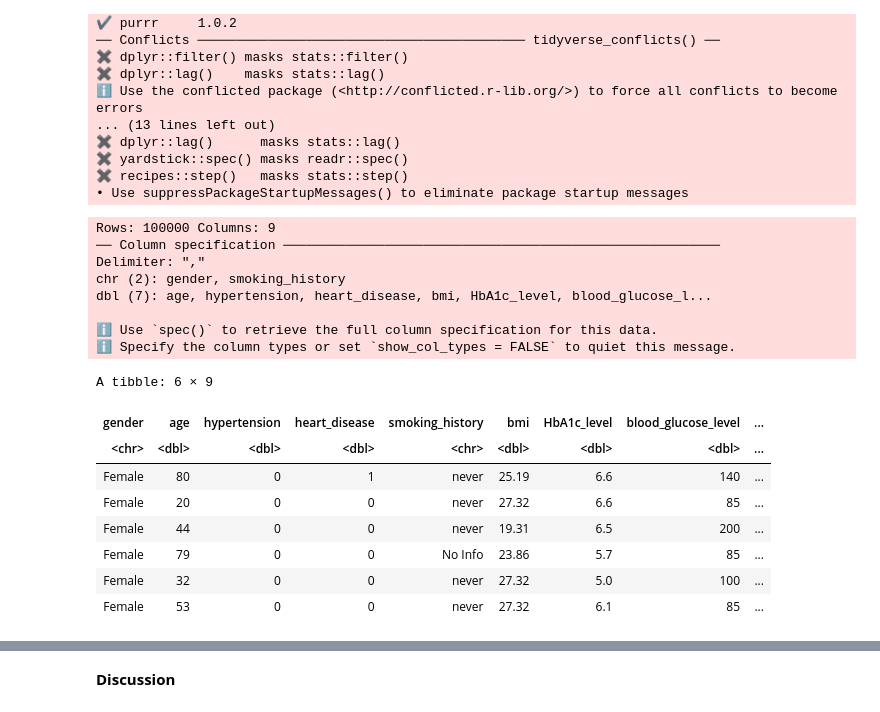
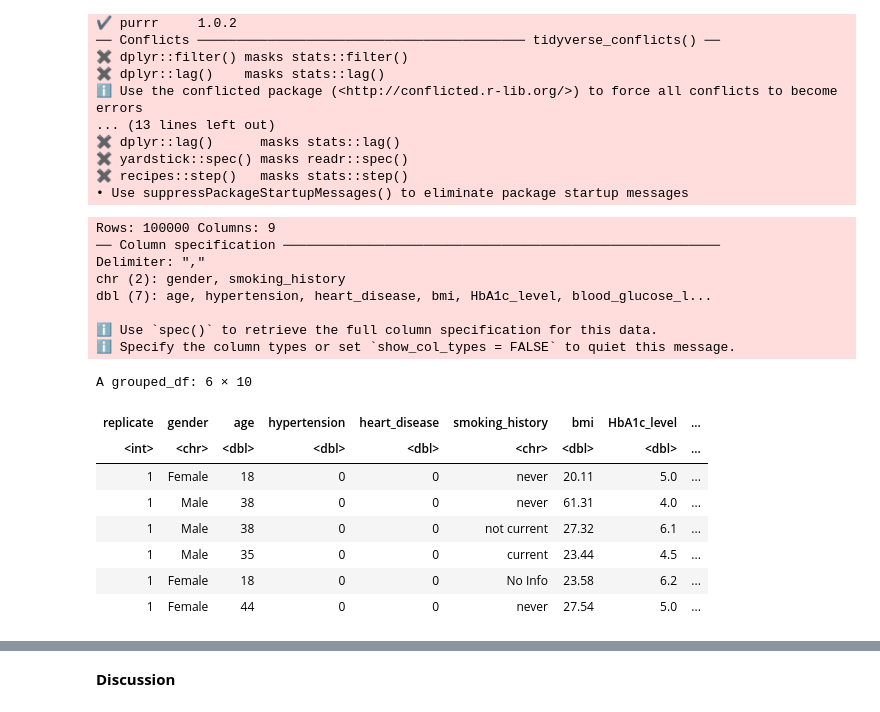
Before and after one commit to danialtaj0/dsci-100-002-group-41, a Jupyter notebook: assignments/final_project_group_41.ipynb, the cells around one changed output, grey strips where cells are left out. Drawn from its saved outputs; the diff is of its cells as text; code cells hidden in the pictures.

```diff
--- a/assignments/final_project_group_41.ipynb
+++ b/assignments/final_project_group_41.ipynb
@@ -38,31 +38,31 @@ Warning message:
 # %%
 #set seed, loading dataset, and splitting into train and test sets
 
 set.seed(1)
 
 url <- "https://raw.githubusercontent.com/danialtaj0/Dataset/main/diabetes_prediction_dataset.csv"
 diabetes_data <- read_csv(url) |>
-                 mutate(diabetes = as_factor(diabetes))
-
+                 mutate(diabetes = as_factor(diabetes)) |>
+                rep_sample_n(10000)
 diabetes_split <- initial_split(diabetes_data, prop = 0.75, strata = diabetes)
 diabetes_train <- training(diabetes_split)
 diabetes_test <- testing(diabetes_split)
 head(diabetes_train)
 # %% [output]
 Rows: 100000 Columns: 9
 ── Column specification ────────────────────────────────────────────────────────
 Delimiter: ","
 chr (2): gender, smoking_history
 dbl (7): age, hypertension, heart_disease, bmi, HbA1c_level, blood_glucose_l...
 
 ℹ Use `spec()` to retrieve the full column specification for this data.
 ℹ Specify the column types or set `show_col_types = FALSE` to quiet this message.
-A tibble: 6 × 9
+A grouped_df: 6 × 10
-| gender | age | hypertension | heart_disease | smoking_history | bmi | HbA1c_level | blood_glucose_level | ... |
-| <chr> | <dbl> | <dbl> | <dbl> | <chr> | <dbl> | <dbl> | <dbl> | ... |
-| Female | 80 | 0 | 1 | never | 25.19 | 6.6 | 140 | ... |
-| Female | 20 | 0 | 0 | never | 27.32 | 6.6 | 85 | ... |
-| Female | 44 | 0 | 0 | never | 19.31 | 6.5 | 200 | ... |
-| Female | 79 | 0 | 0 | No Info | 23.86 | 5.7 | 85 | ... |
-| Female | 32 | 0 | 0 | never | 27.32 | 5.0 | 100 | ... |
-| Female | 53 | 0 | 0 | never | 27.32 | 6.1 | 85 | ... |
+| replicate | gender | age | hypertension | heart_disease | smoking_history | bmi | HbA1c_level | ... |
+| <int> | <chr> | <dbl> | <dbl> | <dbl> | <chr> | <dbl> | <dbl> | ... |
+| 1 | Female | 18 | 0 | 0 | never | 20.11 | 5.0 | ... |
+| 1 | Male | 38 | 0 | 0 | never | 61.31 | 4.0 | ... |
+| 1 | Male | 38 | 0 | 0 | not current | 27.32 | 6.1 | ... |
+| 1 | Male | 35 | 0 | 0 | current | 23.44 | 4.5 | ... |
+| 1 | Female | 18 | 0 | 0 | No Info | 23.58 | 6.2 | ... |
+| 1 | Female | 44 | 0 | 0 | never | 27.54 | 5.0 | ... |
```
Also changed, not shown: parts of 7 cells of this notebook.
